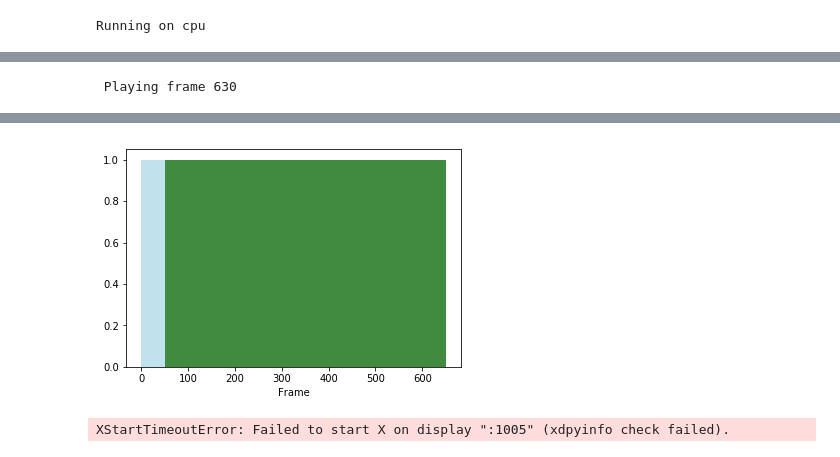
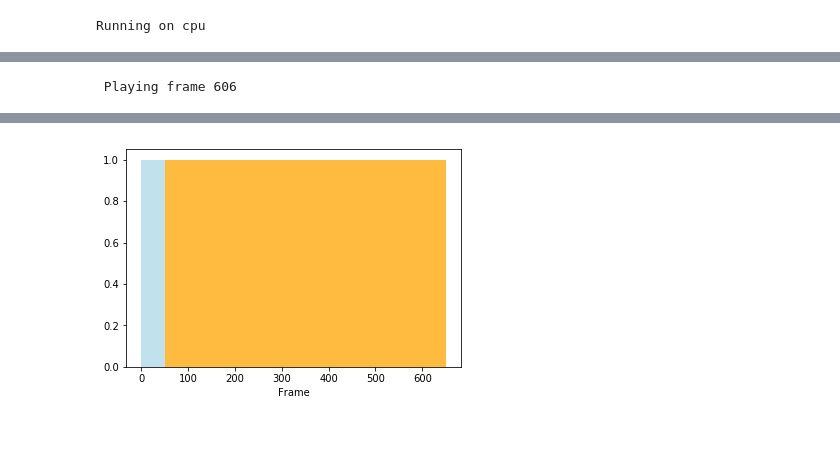
Before and after one commit to weekend37/HDQN, a Jupyter notebook: HDQN_Pacman_Visualization.ipynb, the cells around one changed output, grey strips where cells are left out. Saved outputs shown, nothing was run; the diff lists cells and outputs as text; code cells hidden in the pictures.

```diff
--- a/HDQN_Pacman_Visualization.ipynb
+++ b/HDQN_Pacman_Visualization.ipynb
@@ -74,20 +74,15 @@ plt.show()
 # %%
 env = gym.make("MsPacman-v0")
 hdqn = HDQN(env, learning_rate=2.5e-7, device=device, checkpoint_path=CHECKPOINT_FOLDERNAME)
 # hdqn = HDQN_2head(env, learning_rate=2.5e-7, device=device, checkpoint_path=CHECKPOINT_FOLDERNAME)
-pth = CHECKPOINT_FOLDERNAME + prefix + "_" + 'checkpoint_'+str(2300)+'_eps.pth'
+pth = CHECKPOINT_FOLDERNAME + prefix + "_" + 'checkpoint_'+str(1200)+'_eps.pth'
 if device == "cuda":
     hdqn.load_state_dict(torch.load(pth))
 else:
     hdqn.load_state_dict(torch.load(pth, map_location=torch.device('cpu')))
-# hdqn.current_option = 3
+# hdqn.current_option = 0
 r = play_with_network(env, hdqn, option_len=50)
 # %% [output]
- Playing frame 630
+ Playing frame 606
 [interactive output not drawn]
-[figure, old version]
+[figure, new version]
-# %%
-display = Display(visible=0, size=(1400, 900))
-display.start()
-# %% [output]
-XStartTimeoutError: Failed to start X on display ":1005" (xdpyinfo check failed).
```
Also changed, not shown: parts of 3 cells of this notebook, 1 other file.
